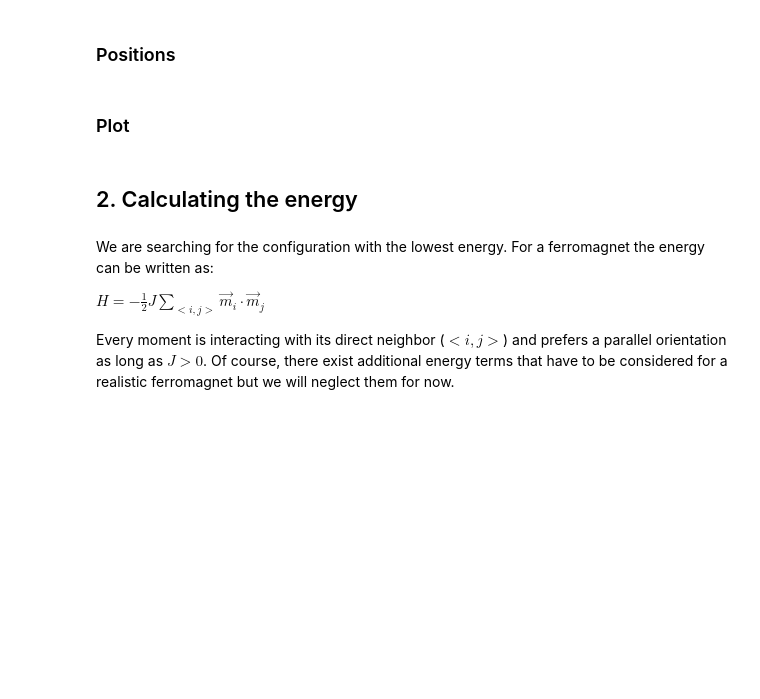
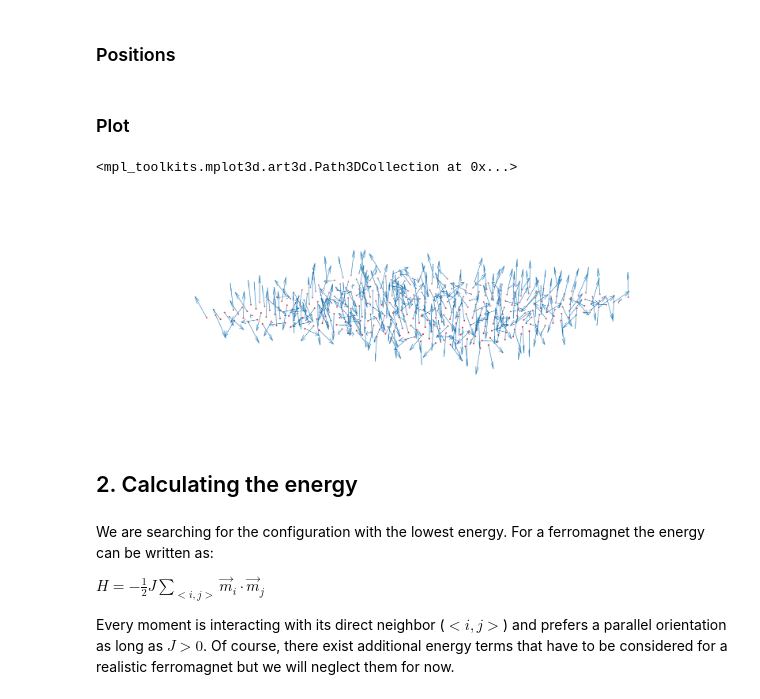
Before and after one commit to Xavier-ML/Computational-Physics-with-Python, a Jupyter notebook: 09b_MC_magnet_template.ipynb, the cells around one changed output. Cells and saved outputs as stored; diff of their text form; code cells hidden in the pictures; blank space fills up the shorter version.

```diff
--- a/09b_MC_magnet_template.ipynb
+++ b/09b_MC_magnet_template.ipynb
@@ -133,3 +133,9 @@ piapprox = 4*counter/points
 We start with a randomly generated array of magnetic moments \\( \{ \vec{m}_1, \vec{m}_2, \dots, \vec{m}_n \} \\). The length of each moment is fixed \\( |\vec{m}_i| = 1 \\) but the orientation is chosen randomly. We can construct this by generating a random polar angle \\( \varphi_i \\) and azimutal angle \\( \theta_i \\) and using spherical coordinates:
 
 \\( \vec{m}_i = \begin{pmatrix} \cos\varphi_i\sin\theta_i \\ \sin\varphi_i\sin\theta_i \\ \cos\theta_i \end{pmatrix} \\)
+# %%
+length = 20
+num = length**2
+
+randphi = 2*np.pi*np.random.rand(num).reshape(length,length, 1)
+randtheta = np.pi*np.random.rand(num).reshape(length,length,1 )
@@ -136,2 +146,4 @@ We start with a randomly generated array of magnetic moments \\( \{ \vec{m}_1, \
 # %% [markdown]
 ### Magnetic moments
+# %%
+mag = np.array([ np.cos(randphi)*np.sin(randtheta), np.sin(randphi)*np.sin(randtheta), np.cos(randtheta)])
@@ -138,10 +159,31 @@ We start with a randomly generated array of magnetic moments \\( \{ \vec{m}_1, \
 # %% [markdown]
 ### Positions
+# %%
+coords = np.array(np.meshgrid(np.arange(length), np.arange(length),np.arange(1)))
 # %% [markdown]
 ### Plot
 # %%
 # Change standard size of all figures in this notebook
 plt.rcParams['figure.figsize'] = [40, 15]
+# %%
+arrowplot = plt.axes(projection = "3d")
+arrowplot.set_zlim(-2,2)
+#arrowplot.set_box_aspect(aspect = (length, length, 2))
+
+# make background invisible
+arrowplot.axis(False)
+
+#Quiver plot
+arrowplot.quiver(
+    coords[0],coords[1],coords[2],
+    mag[0],mag[1],mag[2]
+)
+
+# Coordinate plot
+arrowplot.scatter3D(coords[0],coords[1],coords[2], color = "red")
+# %% [output]
+<mpl_toolkits.mplot3d.art3d.Path3DCollection at 0x...>
+[figure, added]
 # %% [markdown]
 ## 2. Calculating the energy
 # %% [markdown]
```
Also changed, not shown: parts of 13 cells of this notebook.
